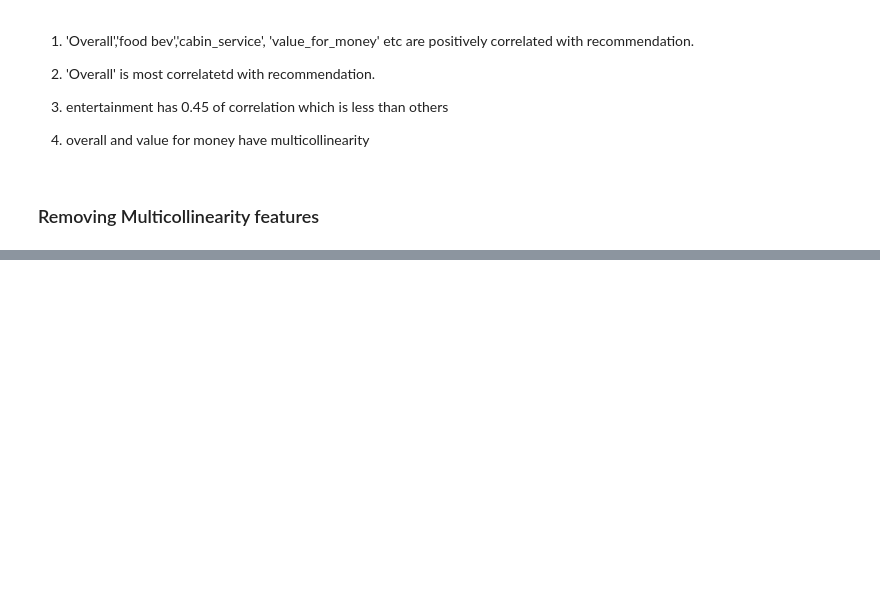
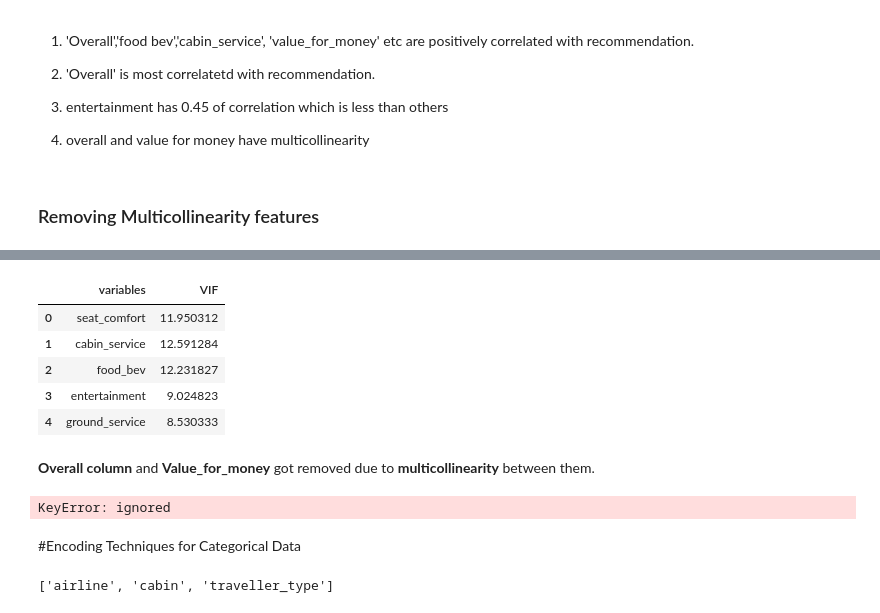
Before and after one commit to Zeeshan00789/Airline-Passenger-Referral-Prediction, a Jupyter notebook: Airline_Passenger_Referral_Prediction.ipynb, the cells around one changed output, grey strips where cells are left out. Cells and saved outputs as stored; diff of their text form; code cells hidden in the pictures; blank space fills up the shorter version.

```diff
--- a/Airline_Passenger_Referral_Prediction.ipynb
+++ b/Airline_Passenger_Referral_Prediction.ipynb
@@ -606,0 +611,25 @@ df.head()
+# %%
+calc_vif(df[[i for i in df.describe().columns if i not in ['recommended','overall','value_for_money']]])
+# %% [output]
+|  | variables | VIF |
+| 0 | seat_comfort | 11.950312 |
+| 1 | cabin_service | 12.591284 |
+| 2 | food_bev | 12.231827 |
+| 3 | entertainment | 9.024823 |
+| 4 | ground_service | 8.530333 |
+# %% [markdown]
+__Overall column__ and __Value_for_money__ got removed due to __multicollinearity__  between them.
+# %%
+#Dropping Multicollinearity features
+df.drop(['value_for_money','overall'],axis=1,inplace=True)
+df.head(20)
+# %% [output]
+KeyError: ignored
+# %% [markdown]
+#Encoding Techniques for Categorical Data
+# %%
+# categoriacal features to do one hot encoding
+categorical_columns =['airline','cabin','traveller_type']
+categorical_columns
+# %% [output]
+['airline', 'cabin', 'traveller_type']
```
Also changed, not shown: parts of 3 cells of this notebook.
